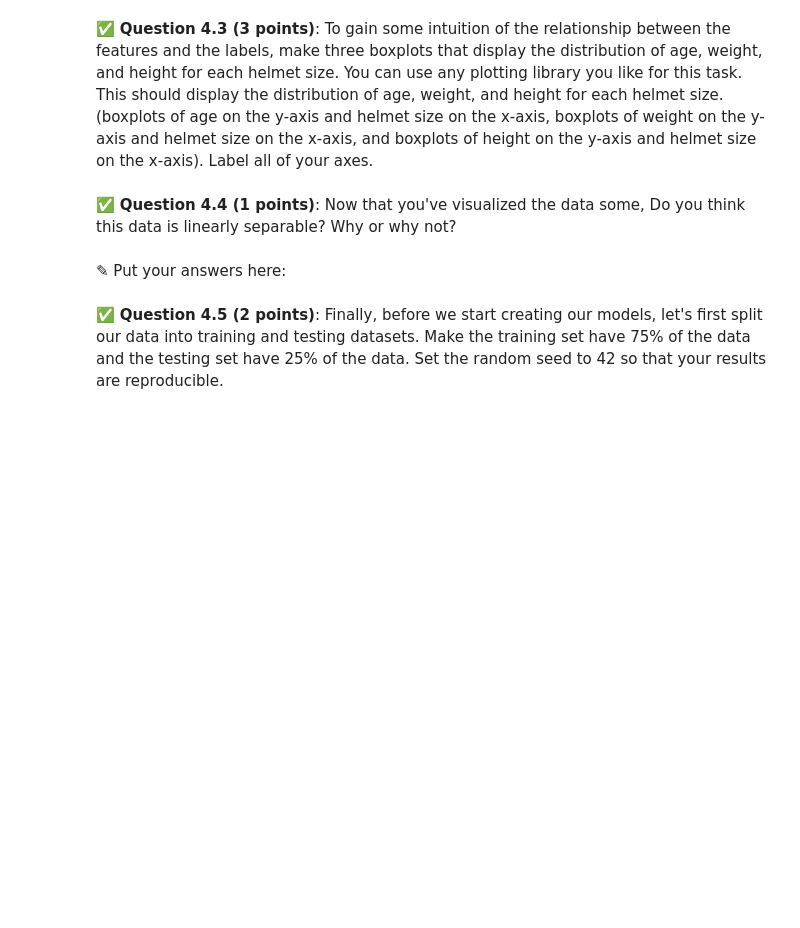
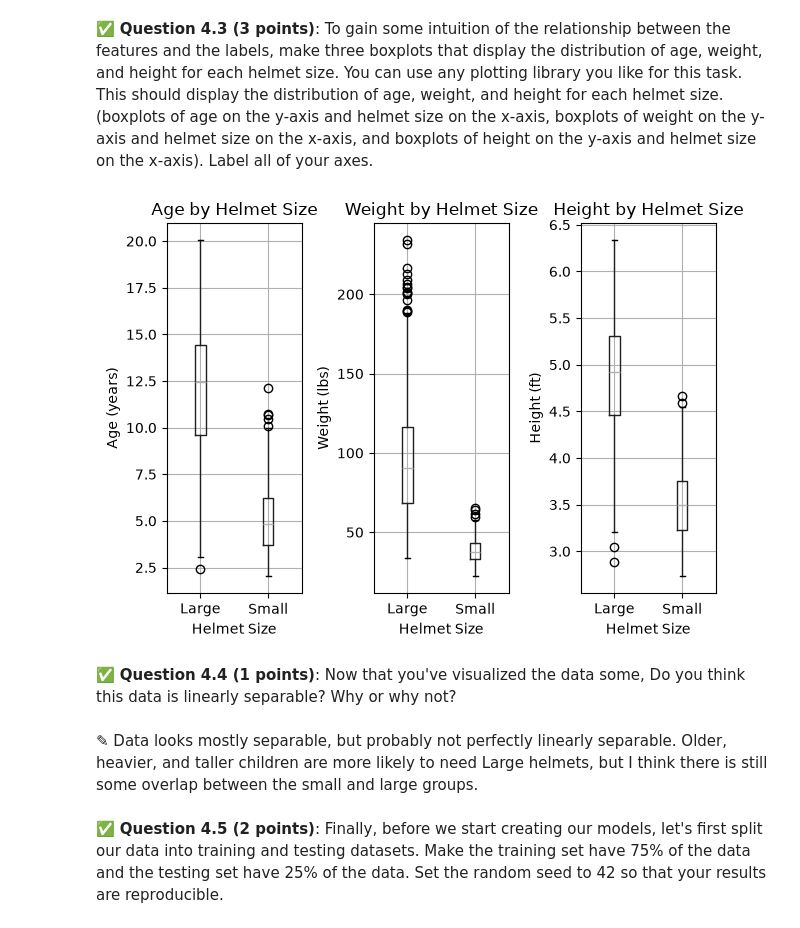
Before and after one commit to Jaehan-MSU/cmse202-s26-turnin, a Jupyter notebook: hw-04/HW-04_RegressionClassification-Jaehan-Kim.ipynb, the cells around one changed output. Cells and saved outputs as stored; diff of their text form; code cells hidden in the pictures; blank space fills up the shorter version.

```diff
--- a/hw-04/HW-04_RegressionClassification-Jaehan-Kim.ipynb
+++ b/hw-04/HW-04_RegressionClassification-Jaehan-Kim.ipynb
@@ -266,0 +265,8 @@ We will use classification techniques to determine which children should get the
+# %%
+# Put your code here
+anthro["helmet_size"] = np.where(
+    anthro["head_circumference_in"] < 20.5,
+    "Small",
+    "Large"
+)
+display(anthro[["head_circumference_in", "helmet_size"]].head(10))
@@ -277,6 +311,31 @@ We want to prepare our data for the following classification models, with the un
+# %%
+# Put your code here
+fig, axes = plt.subplots(1, 3)
+
+anthro.boxplot(column="age_years", by="helmet_size", ax=axes[0])
+axes[0].set_xlabel("Helmet Size")
+axes[0].set_ylabel("Age (years)")
+axes[0].set_title("Age by Helmet Size")
+
+anthro.boxplot(column="weight_lbs", by="helmet_size", ax=axes[1])
+axes[1].set_xlabel("Helmet Size")
+axes[1].set_ylabel("Weight (lbs)")
+axes[1].set_title("Weight by Helmet Size")
+
+anthro.boxplot(column="height_ft", by="helmet_size", ax=axes[2])
+axes[2].set_xlabel("Helmet Size")
+axes[2].set_ylabel("Height (ft)")
+axes[2].set_title("Height by Helmet Size")
+
+plt.suptitle("")
+plt.tight_layout()
+plt.show()
+# %% [output]
+[figure, added]
 # %% [markdown]
 &#9989;  **Question 4.4 (1 points)**: Now that you've visualized the data some, Do you think this data is linearly separable? Why or why not?
-# %% [markdown]
-<font size=+3>&#9998;</font> Put your answers here:
+# %% [markdown]
+<font size=+3>&#9998;</font>
+Data looks mostly separable, but probably not perfectly linearly separable. Older, heavier, and taller children are more likely to need Large helmets, but I think there is still some overlap between the small and large groups.
 # %% [markdown]
 &#9989;  **Question 4.5 (2 points)**: Finally, before we start creating our models, let's first split our data into training and testing datasets. Make the training set have 75\% of the data and the testing set have 25\% of the data. Set the random seed to 42 so that your results are reproducible.
```
Also changed, not shown: parts of 20 cells of this notebook.
